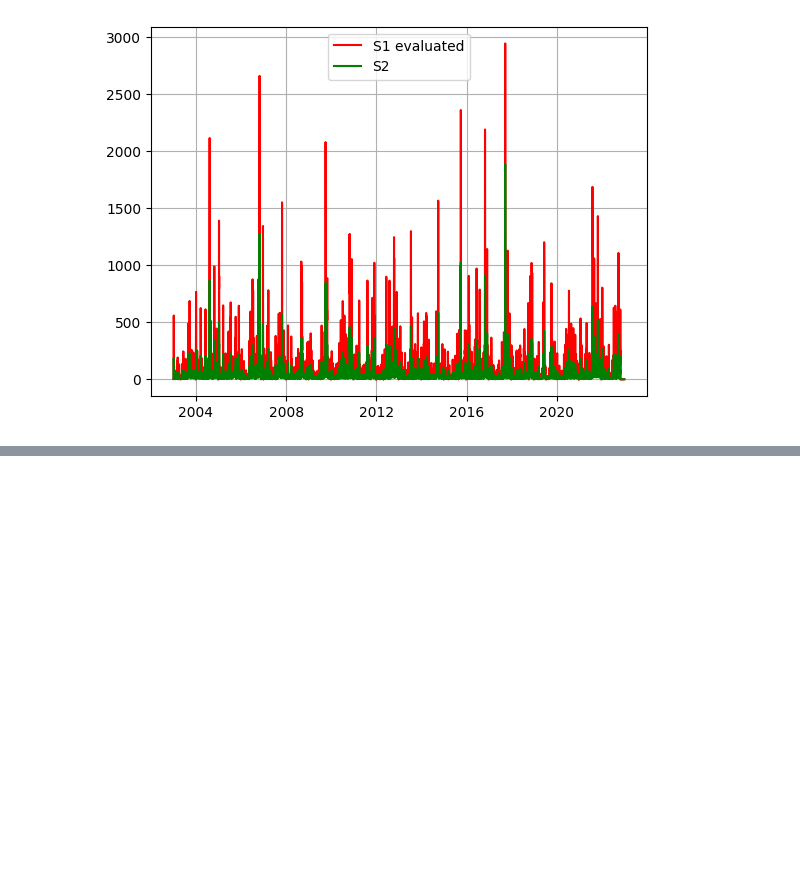
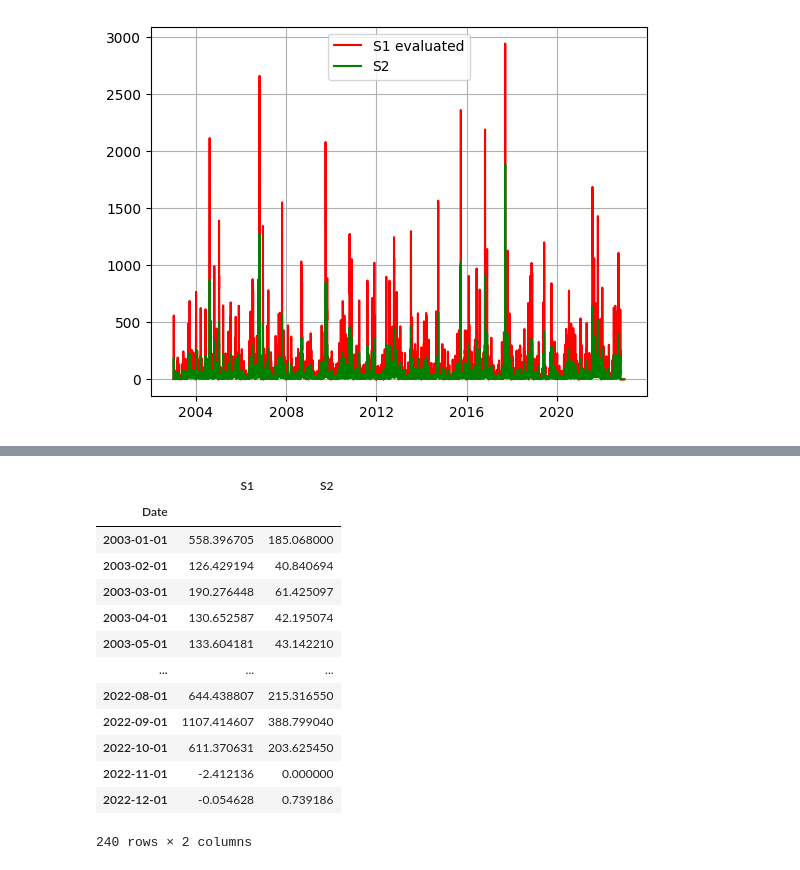
Before and after one commit to Margaux-Ccd/WREM_dam, a Jupyter notebook: data_analysis.ipynb, the cells around one changed output, grey strips where cells are left out. Saved outputs shown, nothing was run; the diff lists cells and outputs as text; code cells hidden in the pictures; blank space fills up the shorter version.

```diff
--- a/data_analysis.ipynb
+++ b/data_analysis.ipynb
@@ -184,0 +211,25 @@ plt.legend()
+# %%
+# Combine 'year' and 'month' into a single 'Date' column
+Dis_max['Date'] = pd.to_datetime(Dis_max[['year', 'month']].assign(DAY=1))
+
+# Drop the original 'year' and 'month' columns
+Dis_max = Dis_max.drop(columns=['year', 'month'])
+
+# Optionally, set 'Date' as the index
+Dis_max.set_index('Date', inplace=True)
+Dis_max
+# %% [output]
+|  | S1 | S2 |
+| Date |  |  |
+| 2003-01-01 | 558.396705 | 185.068000 |
+| 2003-02-01 | 126.429194 | 40.840694 |
+| 2003-03-01 | 190.276448 | 61.425097 |
+| 2003-04-01 | 130.652587 | 42.195074 |
+| 2003-05-01 | 133.604181 | 43.142210 |
+| ... | ... | ... |
+| 2022-08-01 | 644.438807 | 215.316550 |
+| 2022-09-01 | 1107.414607 | 388.799040 |
+| 2022-10-01 | 611.370631 | 203.625450 |
+| 2022-11-01 | -2.412136 | 0.000000 |
+| 2022-12-01 | -0.054628 | 0.739186 |
+240 rows × 2 columns
```
Also changed, not shown: parts of 9 cells of this notebook.
